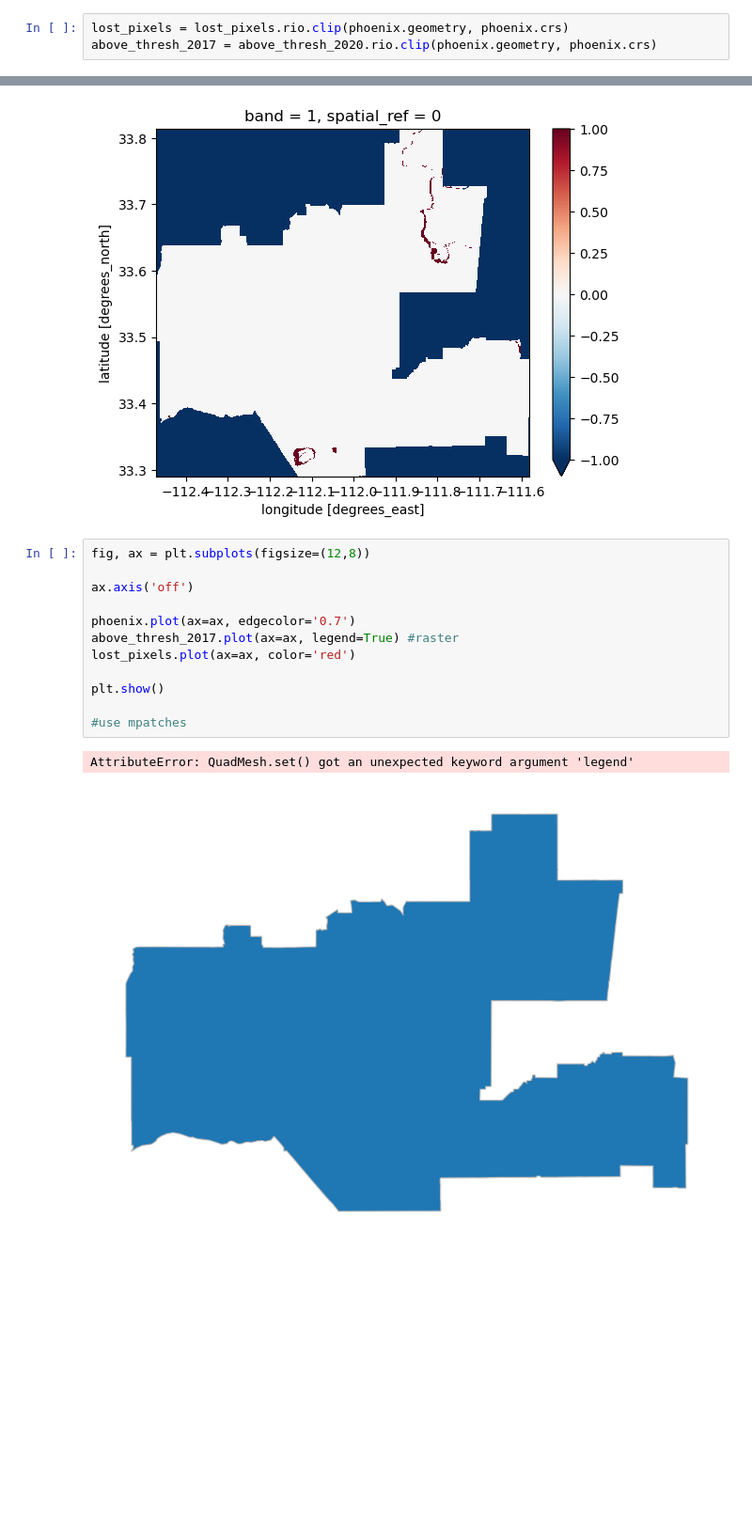
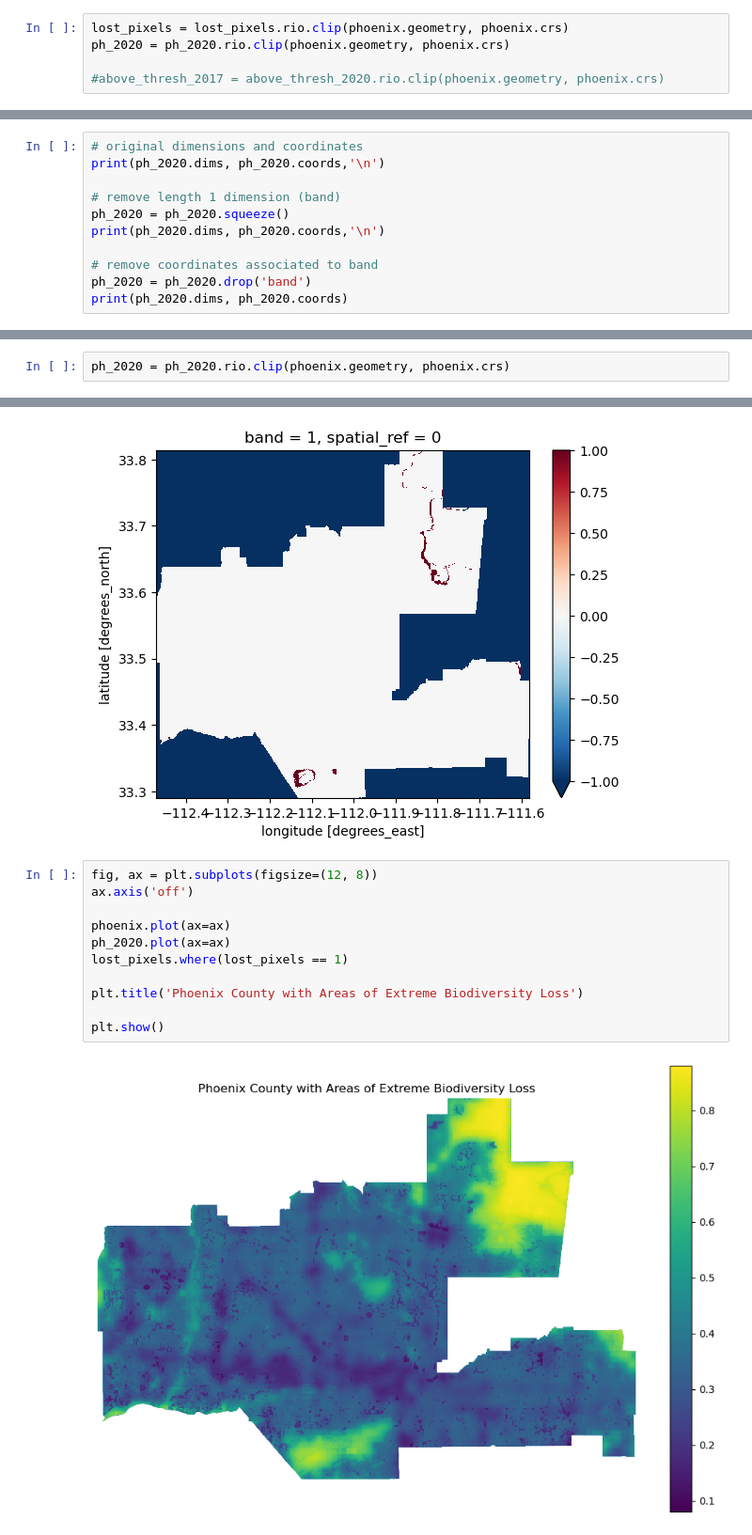
Before and after one commit to kateebeckerr/biodiversity_index_phoenix, a Jupyter notebook: phoenix_biodiversity.ipynb, the cells around one changed output, grey strips where cells are left out. Shown at 94% size. Saved outputs shown, nothing was run; the diff lists cells and outputs as text; blank space fills up the shorter version.

Commit message:
plot adjustment

```diff
--- a/phoenix_biodiversity.ipynb
+++ b/phoenix_biodiversity.ipynb
@@ -260,4 +164,6 @@ Coordinates:
 phoenix = phoenix.to_crs(lost_pixels.rio.crs)
 # %%
 lost_pixels = lost_pixels.rio.clip(phoenix.geometry, phoenix.crs)
-above_thresh_2017 = above_thresh_2020.rio.clip(phoenix.geometry, phoenix.crs)
+ph_2020 = ph_2020.rio.clip(phoenix.geometry, phoenix.crs)
+
+#above_thresh_2017 = above_thresh_2020.rio.clip(phoenix.geometry, phoenix.crs)
@@ -272,3 +173,14 @@ type(phoenix)
 type(above_thresh_2017)
 # %% [output]
 xarray.core.dataarray.DataArray
+# %%
+# original dimensions and coordinates
+print(ph_2020.dims, ph_2020.coords,'\n')
+
+# remove length 1 dimension (band)
+ph_2020 = ph_2020.squeeze()
+print(ph_2020.dims, ph_2020.coords,'\n')
+
+# remove coordinates associated to band
+ph_2020 = ph_2020.drop('band')
+print(ph_2020.dims, ph_2020.coords)
@@ -275,20 +204,20 @@ xarray.core.dataarray.DataArray
+# %%
+ph_2020 = ph_2020.rio.clip(phoenix.geometry, phoenix.crs)
 # %%
 lost_pixels.plot() #i want to plot this and plot phoenix shapefile
 # %% [output]
 <matplotlib.collections.QuadMesh at 0x...>
 [figure]
 # %%
-fig, ax = plt.subplots(figsize=(12,8))
-
+fig, ax = plt.subplots(figsize=(12, 8))
 ax.axis('off')
 
-phoenix.plot(ax=ax, edgecolor='0.7')
-above_thresh_2017.plot(ax=ax, legend=True) #raster
-lost_pixels.plot(ax=ax, color='red')
+phoenix.plot(ax=ax)
+ph_2020.plot(ax=ax)
+lost_pixels.where(lost_pixels == 1)
+
+plt.title('Phoenix County with Areas of Extreme Biodiversity Loss')
 
 plt.show()
-
-#use mpatches
 # %% [output]
-AttributeError: QuadMesh.set() got an unexpected keyword argument 'legend'
-[figure, old version]
+[figure, new version]
```
Also changed, not shown: parts of 24 cells of this notebook.
